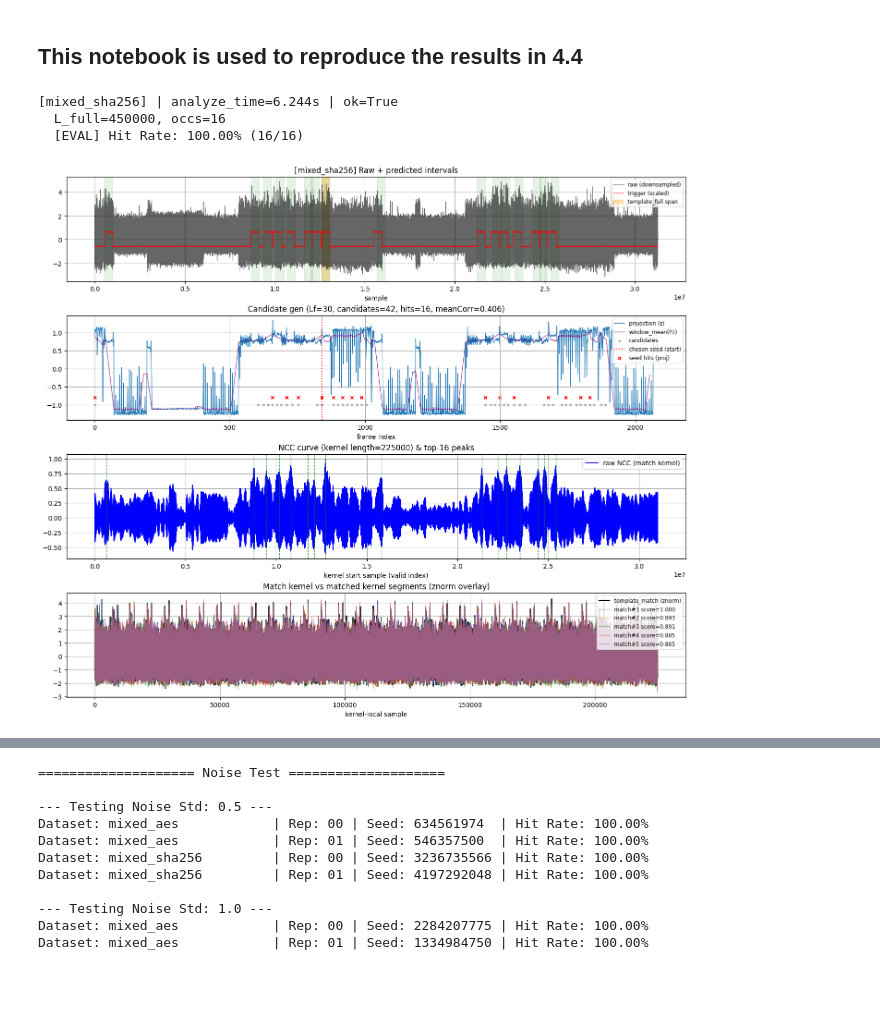
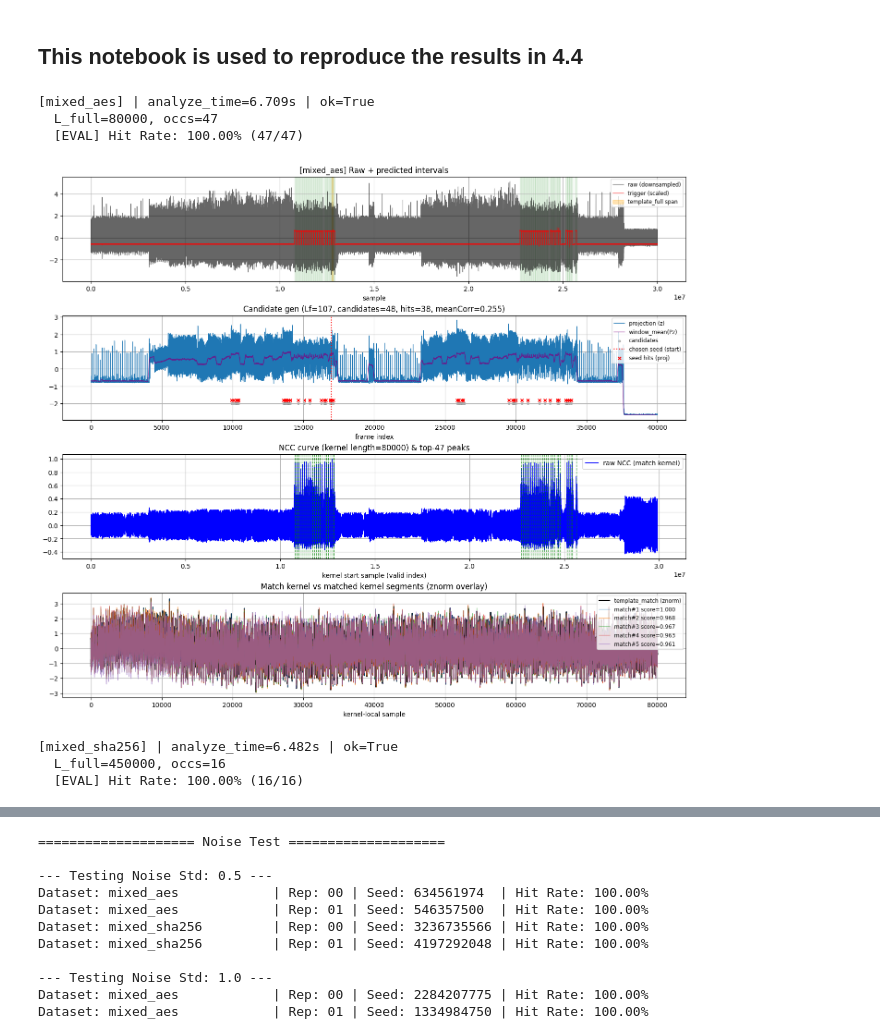
Before and after one commit to YuboZhaoo/spectro-loc, a Jupyter notebook: 4.disint.ipynb, the cells around one changed output, grey strips where cells are left out. Drawn from its saved outputs; the diff is of its cells as text; code cells hidden in the pictures; blank space fills up the shorter version.

```diff
--- a/4.disint.ipynb
+++ b/4.disint.ipynb
@@ -22,20 +22,19 @@ noise_std = 0.0
 
 
 configs = [
-    # DatasetConfig(
-    #     name="mixed_aes",
-    #     signal_path="dataset/semi-loc/arm-m4-48MHz/np_power.npy",
-    #     trigger_path="dataset/semi-loc/arm-m4-48MHz/np_trigger.npy",
-    #     window=2000,
-    #     target_length_points=80000,
-    #     target_count=47,
-    #     # center=0.3,
+    DatasetConfig(
+        name="mixed_aes",
+        signal_path="dataset/semi-loc/arm-m4-48MHz/np_power.npy",
+        trigger_path="dataset/semi-loc/arm-m4-48MHz/np_trigger.npy",
+        window=1000,
+        target_length_points=80000,
+        target_count=47,
 
-    #     fs=fs,
-    #     noise_std=noise_std,
-    #     trigger_threshold=trigger_threshold,
+        fs=fs,
+        noise_std=noise_std,
+        trigger_threshold=trigger_threshold,
 
-    # ),
+    ),
     DatasetConfig(
         name="mixed_sha256",
         signal_path="dataset/semi-loc/sha/sha256_48_power.npy",
@@ -48,34 +47,37 @@ configs = [
         fs=fs,
         noise_std=noise_std,
         trigger_threshold=trigger_threshold,
     ),
 ]
 
 for cfg in configs:
 
     # Analyze (the time you said you want to count)
     t0 = time.perf_counter()
     signal_data, trig, _ = load_data(cfg)
     res = gated_search_pipeline(signal_data, cfg)
     t_analyze = time.perf_counter() - t0
 
     # Evaluate / Plot / Save (excluded from analyze time)
     ev = evaluate(cfg, trig, res)
     summary = save(cfg, res, ev)
     # Print
     print(f"[{cfg.name}] | analyze_time={t_analyze:.3f}s | ok={summary['ok']}")
     if summary["ok"]:
         print(f"  L_full={summary['L_full']}, occs={len(summary['occurrences_full'])}")
         if summary.get("eval_gt_count", -1) > 0:
             print(f"  [EVAL] Hit Rate: {summary['eval_hit_rate']:.2%} ({summary['eval_hits']}/{summary['eval_gt_count']})")
         else:
             print("  [EVAL] No trigger data or no GT events.")
     else:
         print(f"  reason: {summary.get('reason','unknown')}")
 
     plot(cfg, signal_data, trig, res)
 # %% [output]
-[mixed_sha256] | analyze_time=6.244s | ok=True
-  L_full=450000, occs=16
-  [EVAL] Hit Rate: 100.00% (16/16)
+[mixed_aes] | analyze_time=6.709s | ok=True
+  L_full=80000, occs=47
+  [EVAL] Hit Rate: 100.00% (47/47)
-[figure, old version]
+[figure, new version]
+[mixed_sha256] | analyze_time=6.482s | ok=True
+  L_full=450000, occs=16
+  [EVAL] Hit Rate: 100.00% (16/16)
```
Also changed, not shown: parts of 1 cell of this notebook.
